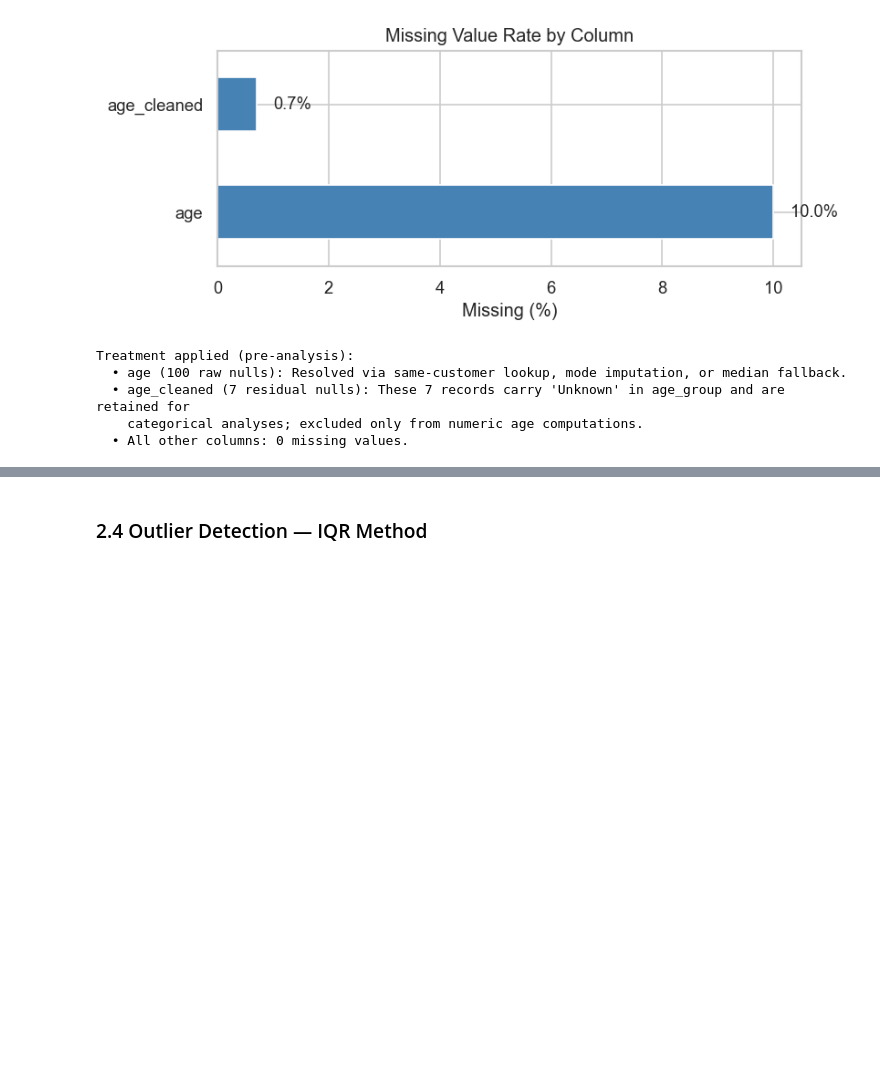
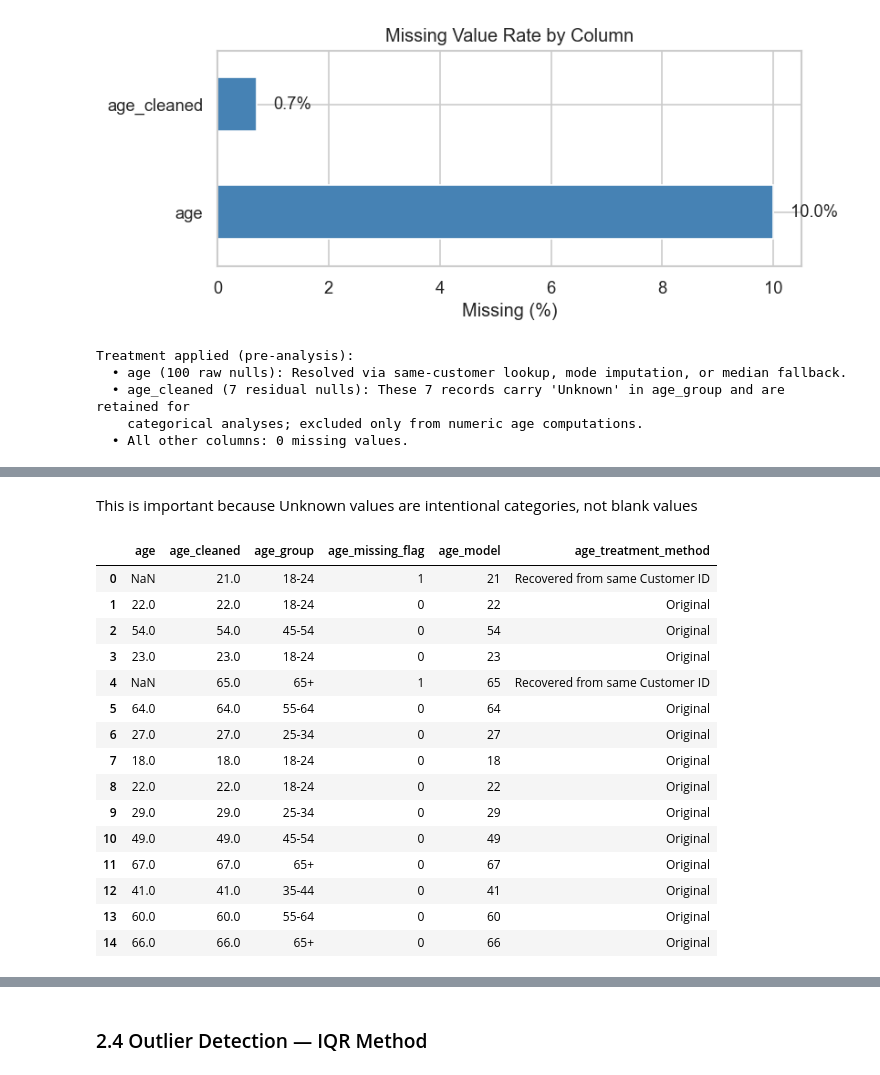
Before and after one commit to OppenJayme/ecommerce_sales_customer_insights, a Jupyter notebook: Deliverables/Group_Closer_Notebook.ipynb, the cells around one changed output, grey strips where cells are left out. Cells and saved outputs as stored; diff of their text form; code cells hidden in the pictures; blank space fills up the shorter version.

Commit message:
update phase 2 EDA notebook and add to group closer notebook

```diff
--- a/Deliverables/Group_Closer_Notebook.ipynb
+++ b/Deliverables/Group_Closer_Notebook.ipynb
@@ -73,0 +126,7 @@ df.describe().round(2)
+# %%
+## Validate data type
+df["order_date"] = pd.to_datetime(df["order_date"], errors="coerce")
+
+print("Earliest order date:", df["order_date"].min())
+print("Latest order date:", df["order_date"].max())
+print("Invalid order dates:", df["order_date"].isna().sum())
@@ -110,0 +201,31 @@ Treatment applied (pre-analysis):
+# %% [markdown]
+This is important because Unknown values are intentional categories, not blank values
+# %%
+## Age Treatment Check
+age_cols = [
+    "age",
+    "age_cleaned",
+    "age_group",
+    "age_missing_flag",
+    "age_model",
+    "age_treatment_method"
+]
+
+df[age_cols].head(15)
+# %% [output]
+|  | age | age_cleaned | age_group | age_missing_flag | age_model | age_treatment_method |
+| 0 | NaN | 21.0 | 18-24 | 1 | 21 | Recovered from same Customer ID |
+| 1 | 22.0 | 22.0 | 18-24 | 0 | 22 | Original |
+| 2 | 54.0 | 54.0 | 45-54 | 0 | 54 | Original |
+| 3 | 23.0 | 23.0 | 18-24 | 0 | 23 | Original |
+| 4 | NaN | 65.0 | 65+ | 1 | 65 | Recovered from same Customer ID |
+| 5 | 64.0 | 64.0 | 55-64 | 0 | 64 | Original |
+| 6 | 27.0 | 27.0 | 25-34 | 0 | 27 | Original |
+| 7 | 18.0 | 18.0 | 18-24 | 0 | 18 | Original |
+| 8 | 22.0 | 22.0 | 18-24 | 0 | 22 | Original |
+| 9 | 29.0 | 29.0 | 25-34 | 0 | 29 | Original |
+| 10 | 49.0 | 49.0 | 45-54 | 0 | 49 | Original |
+| 11 | 67.0 | 67.0 | 65+ | 0 | 67 | Original |
+| 12 | 41.0 | 41.0 | 35-44 | 0 | 41 | Original |
+| 13 | 60.0 | 60.0 | 55-64 | 0 | 60 | Original |
+| 14 | 66.0 | 66.0 | 65+ | 0 | 66 | Original |
```
Also changed, not shown: parts of 13 cells of this notebook, 1 other file.
